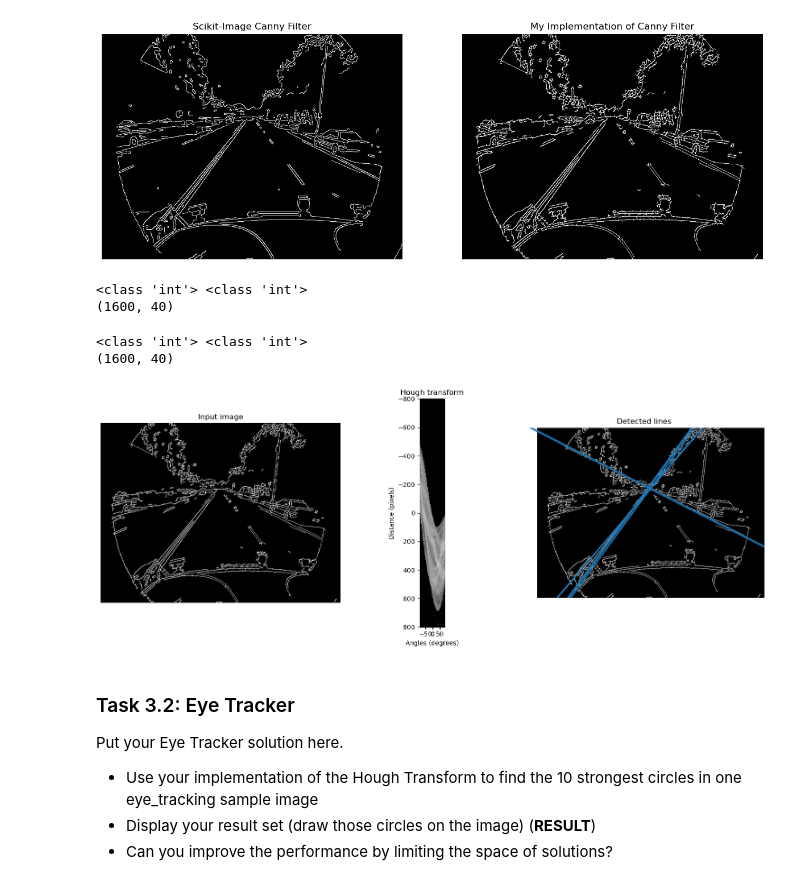
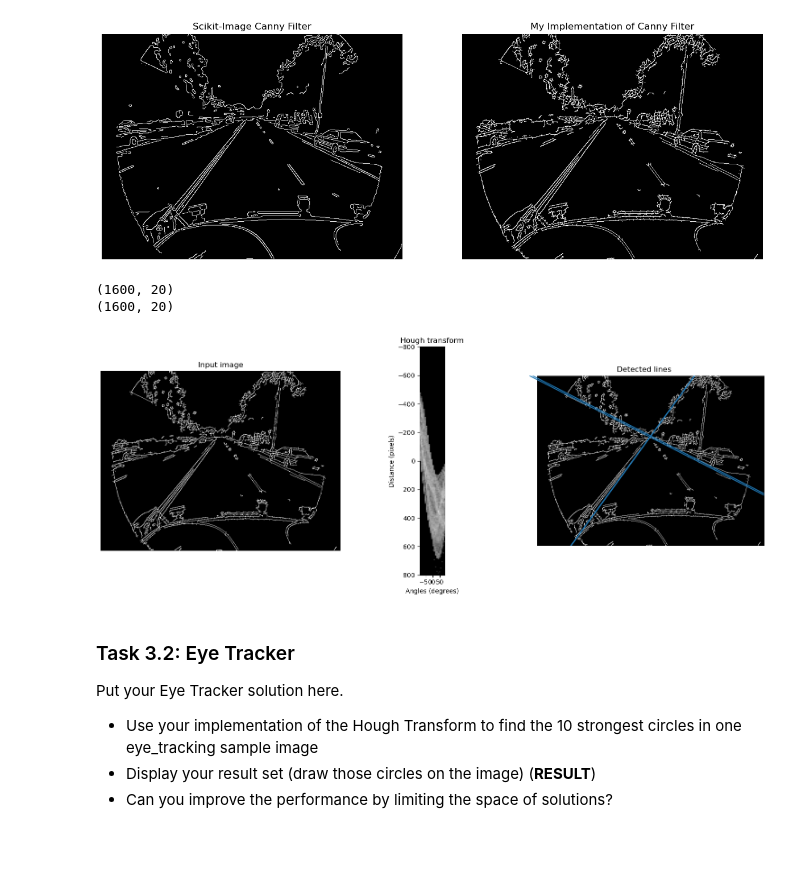
Before and after one commit to atalaytolga/CV2425WS_Assignments, a Jupyter notebook: assignment03.ipynb, the cells around one changed output. Drawn from its saved outputs; the diff is of its cells as text; code cells hidden in the pictures; blank space fills up the shorter version.

```diff
--- a/assignment03.ipynb
+++ b/assignment03.ipynb
@@ -202,17 +202,17 @@ ax[1].set_axis_off()
 edges = feature.canny(lane2bw)
 angles = np.linspace(-np.pi / 2, np.pi / 2, 40, endpoint=False)
 # %%
-def houghline(edges):
+def houghline(edges, angles):
 
     iv, iu = np.shape(edges)
-    angles = np.linspace(-np.pi / 2, np.pi / 2, 40, endpoint=False)
+    #angles = np.linspace(-np.pi / 2, np.pi / 2, 40, endpoint=False)
 
     r_max = int(np.ceil(np.sqrt(iu**2 + iv**2)))
     rhos = np.linspace(-r_max, r_max, r_max * 2)
 
     sin_t, cos_t = np.sin(angles), np.cos(angles)
 
-    print(type(r_max), type(len(angles)))
+
 
     accumulator = np.zeros((2 * r_max, len(angles)), dtype=np.uint64)
 
@@ -243,19 +243,13 @@ def houghline_peaks(hough, num_peaks):
     rhos = rhos[indices[0]]
     angles = angles[indices[1]]
     return rhos, angles
-# %%
-edges = feature.canny(lane2bw)
-hough = houghline(edges)
-# %% [output]
-<class 'int'> <class 'int'>
-(1600, 40)
 # %%
 edges = canny_filter(lane2bw)
 
-angles = np.linspace(-np.pi / 2, np.pi / 2, 40, endpoint=False)
+angles = np.linspace(-np.pi / 2, np.pi / 2, 20, endpoint=False)
 
 
-h, theta, d = houghline(edges)
+h, theta, d = houghline(edges, angles)
 
 
 fig, axes = plt.subplots(1, 3, figsize=(15, 6))
@@ -263,37 +257,37 @@ ax = axes.ravel()
 
 ax[0].imshow(edges, cmap = 'grey')
 ax[0].set_title('Input image')
 ax[0].set_axis_off()
 
 angle_step = 0.5 * np.diff(theta).mean()
 d_step = 0.5 * np.diff(d).mean()
 bounds = [
     np.rad2deg(theta[0] - angle_step),
     np.rad2deg(theta[-1] + angle_step),
     d[-1] + d_step,
     d[0] - d_step,
 ]
 ax[1].imshow(np.log(1 + h), extent=bounds, cmap = 'grey', aspect=1 / 1.5)
 ax[1].set_title('Hough transform')
 ax[1].set_xlabel('Angles (degrees)')
 ax[1].set_ylabel('Distance (pixels)')
 ax[1].axis('image')
 
 ax[2].imshow(edges, cmap = 'grey')
 ax[2].set_ylim((edges.shape[0], 0))
 ax[2].set_axis_off()
 ax[2].set_title('Detected lines')
 
-for  dist, angle in zip(*houghline_peaks(hough, 10)):
+for  dist, angle in zip(*houghline_peaks(houghline(edges, angles), 4)):
     (x0, y0) = dist * np.array([np.cos(angle), np.sin(angle)])
     ax[2].axline((x0, y0), slope=np.tan(angle + np.pi / 2))
 
 plt.tight_layout()
 plt.show()
 # %% [output]
-<class 'int'> <class 'int'>
-(1600, 40)
+(1600, 20)
+(1600, 20)
-[figure, old version]
+[figure, new version]
 # %% [markdown]
 ### Task 3.2: Eye Tracker
 
```
Also changed, not shown: parts of 9 cells of this notebook.
